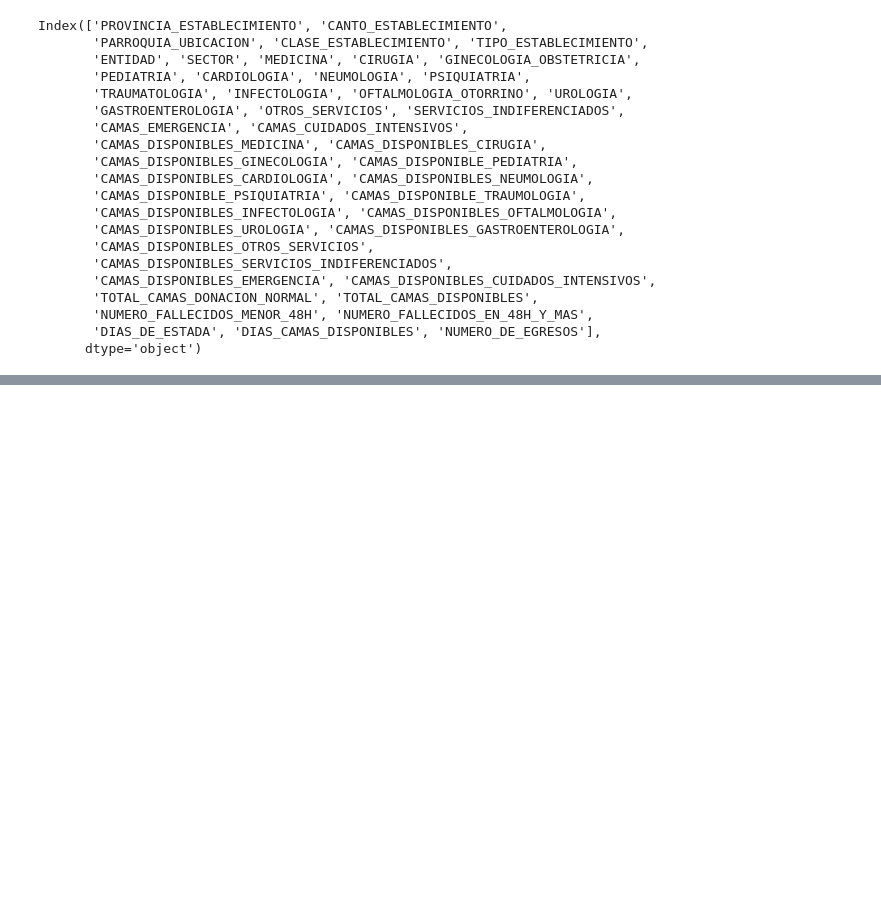
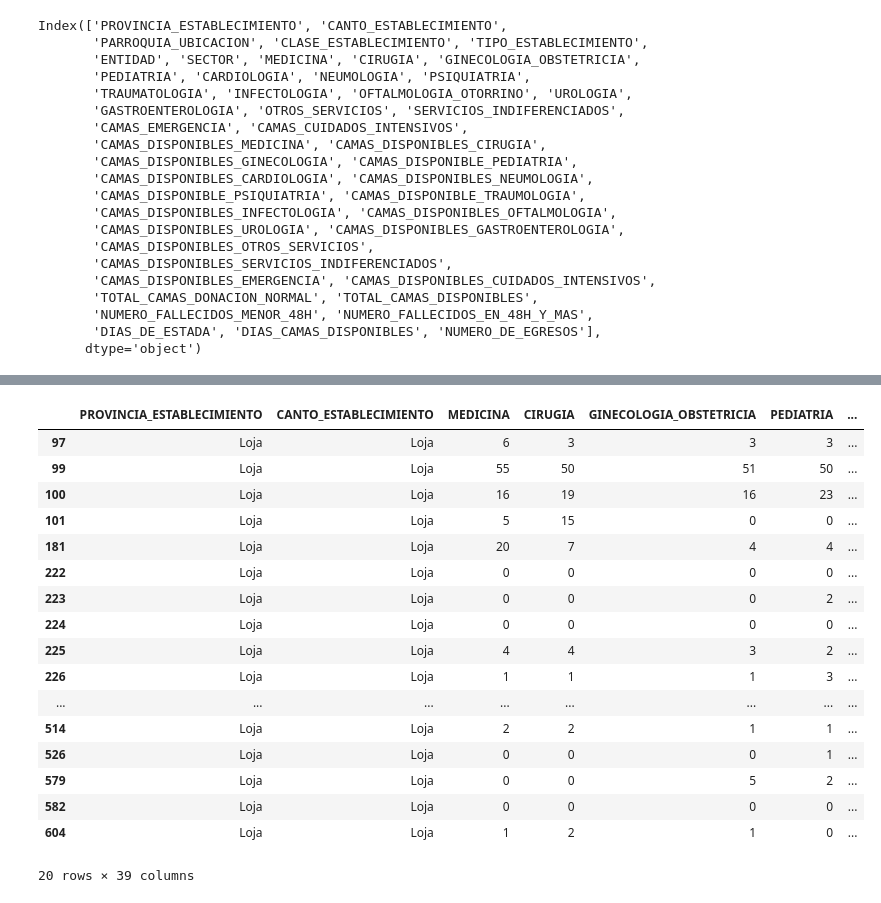
Before and after one commit to programacion-taw-utpl-001/trabajo-final-primer-bimestre-final-005, a Jupyter notebook: Proyecto/Proyecto.ipynb, the cells around one changed output, grey strips where cells are left out. Saved outputs shown, nothing was run; the diff lists cells and outputs as text; code cells hidden in the pictures; blank space fills up the shorter version.

```diff
--- a/Proyecto/Proyecto.ipynb
+++ b/Proyecto/Proyecto.ipynb
@@ -69,0 +98,23 @@ Index(['PROVINCIA_ESTABLECIMIENTO', 'CANTO_ESTABLECIMIENTO',
+# %%
+data1 = data[data['PROVINCIA_ESTABLECIMIENTO'] == 'Loja']
+data2 = data1[data['CANTO_ESTABLECIMIENTO'] == 'Loja']
+data2
+# %% [output]
+|  | PROVINCIA_ESTABLECIMIENTO | CANTO_ESTABLECIMIENTO | MEDICINA | CIRUGIA | GINECOLOGIA_OBSTETRICIA | PEDIATRIA | ... |
+| 97 | Loja | Loja | 6 | 3 | 3 | 3 | ... |
+| 99 | Loja | Loja | 55 | 50 | 51 | 50 | ... |
+| 100 | Loja | Loja | 16 | 19 | 16 | 23 | ... |
+| 101 | Loja | Loja | 5 | 15 | 0 | 0 | ... |
+| 181 | Loja | Loja | 20 | 7 | 4 | 4 | ... |
+| 222 | Loja | Loja | 0 | 0 | 0 | 0 | ... |
+| 223 | Loja | Loja | 0 | 0 | 0 | 2 | ... |
+| 224 | Loja | Loja | 0 | 0 | 0 | 0 | ... |
+| 225 | Loja | Loja | 4 | 4 | 3 | 2 | ... |
+| 226 | Loja | Loja | 1 | 1 | 1 | 3 | ... |
+| ... | ... | ... | ... | ... | ... | ... | ... |
+| 514 | Loja | Loja | 2 | 2 | 1 | 1 | ... |
+| 526 | Loja | Loja | 0 | 0 | 0 | 1 | ... |
+| 579 | Loja | Loja | 0 | 0 | 5 | 2 | ... |
+| 582 | Loja | Loja | 0 | 0 | 0 | 0 | ... |
+| 604 | Loja | Loja | 1 | 2 | 1 | 0 | ... |
+20 rows × 39 columns
```
Also changed, not shown: parts of 1 cell of this notebook.
